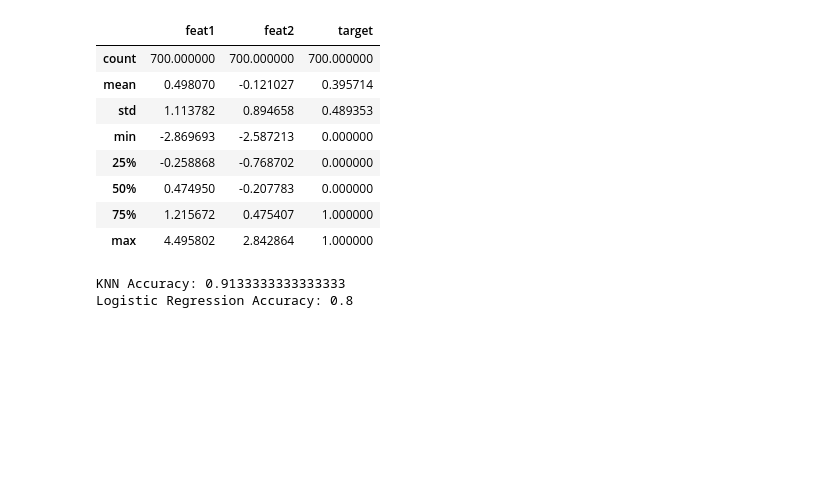
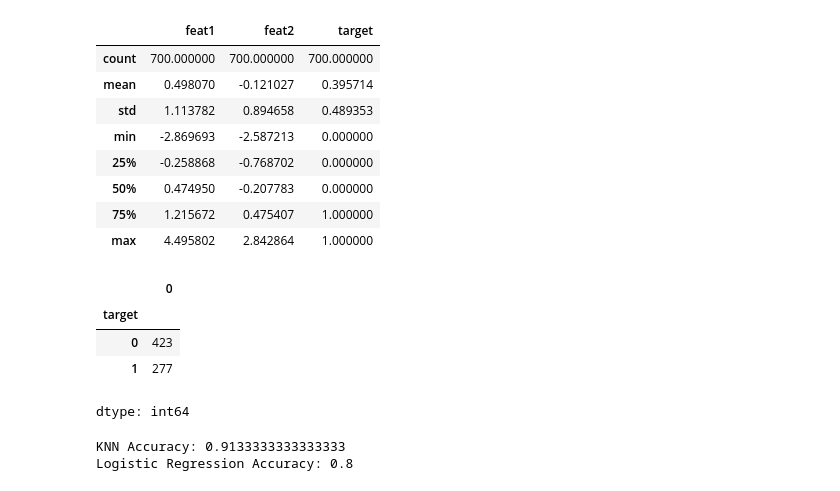
Before and after one commit to cam2149/MachineLearningIII, a Jupyter notebook: Certificacion.ipynb, the cells around one changed output. Saved outputs shown, nothing was run; the diff lists cells and outputs as text; code cells hidden in the pictures; blank space fills up the shorter version.

```diff
--- a/Certificacion.ipynb
+++ b/Certificacion.ipynb
@@ -318,4 +317,14 @@ df_train.describe()
 | 50% | 0.474950 | -0.207783 | 0.000000 |
 | 75% | 1.215672 | 0.475407 | 1.000000 |
 | max | 4.495802 | 2.842864 | 1.000000 |
+# %%
+# Los datos tienen igual proporción de registros (instancias) de cada clase. Son cases balanceadas.
+
+df_train.groupby('target').size()
+# %% [output]
+|  | 0 |
+| target |  |
+| 0 | 423 |
+| 1 | 277 |
+dtype: int64
 # %%
```
Also changed, not shown: parts of 30 cells of this notebook.
